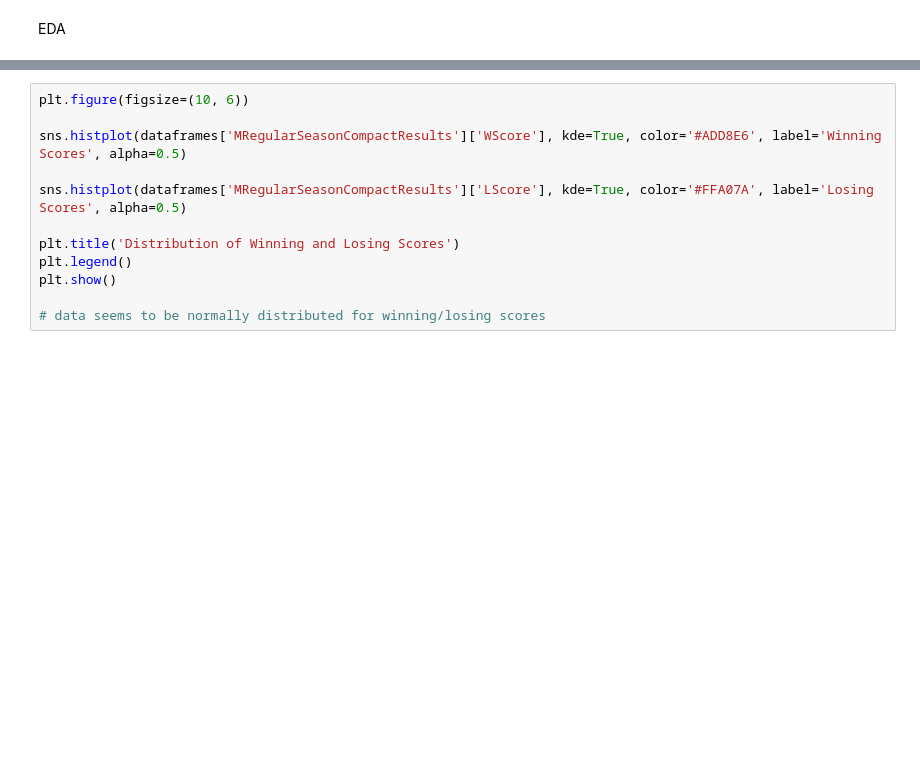
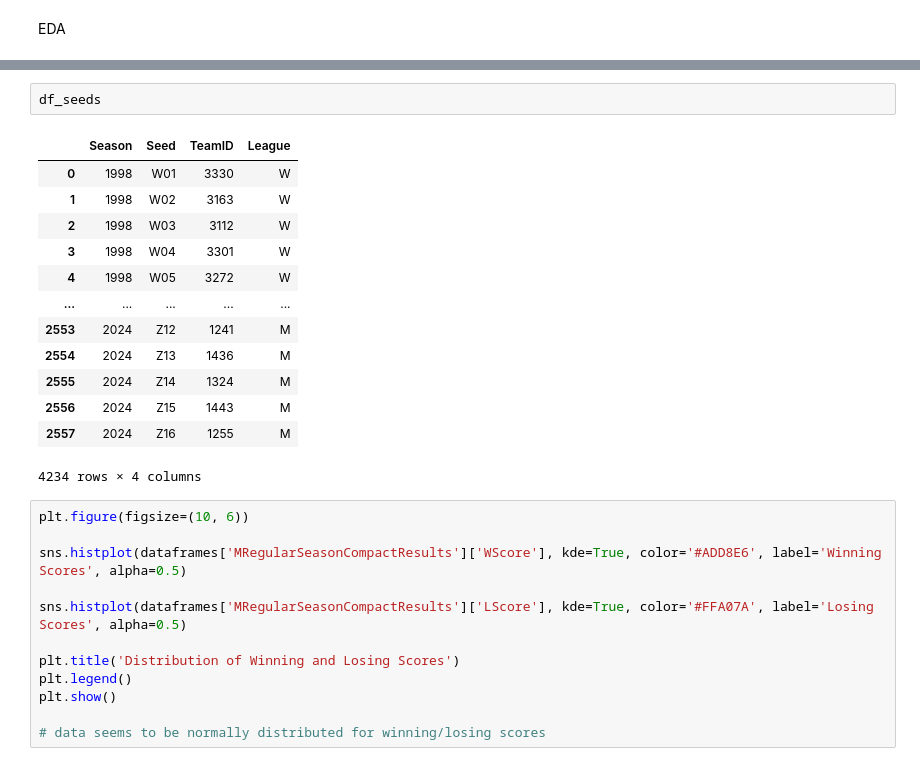
Before and after one commit to faroquehassan/mmlm-2025, a Jupyter notebook: notebook.ipynb, the cells around one changed output, grey strips where cells are left out. Cells and saved outputs as stored; diff of their text form; blank space fills up the shorter version.

```diff
--- a/notebook.ipynb
+++ b/notebook.ipynb
@@ -119,3 +214,19 @@ max      1480.000000     150.000000       6.000000
+# %%
+df_seeds
+# %% [output]
+|  | Season | Seed | TeamID | League |
+| 0 | 1998 | W01 | 3330 | W |
+| 1 | 1998 | W02 | 3163 | W |
+| 2 | 1998 | W03 | 3112 | W |
+| 3 | 1998 | W04 | 3301 | W |
+| 4 | 1998 | W05 | 3272 | W |
+| ... | ... | ... | ... | ... |
+| 2553 | 2024 | Z12 | 1241 | M |
+| 2554 | 2024 | Z13 | 1436 | M |
+| 2555 | 2024 | Z14 | 1324 | M |
+| 2556 | 2024 | Z15 | 1443 | M |
+| 2557 | 2024 | Z16 | 1255 | M |
+4234 rows × 4 columns
 # %%
 plt.figure(figsize=(10, 6))
 
```
Also changed, not shown: parts of 17 cells of this notebook.
